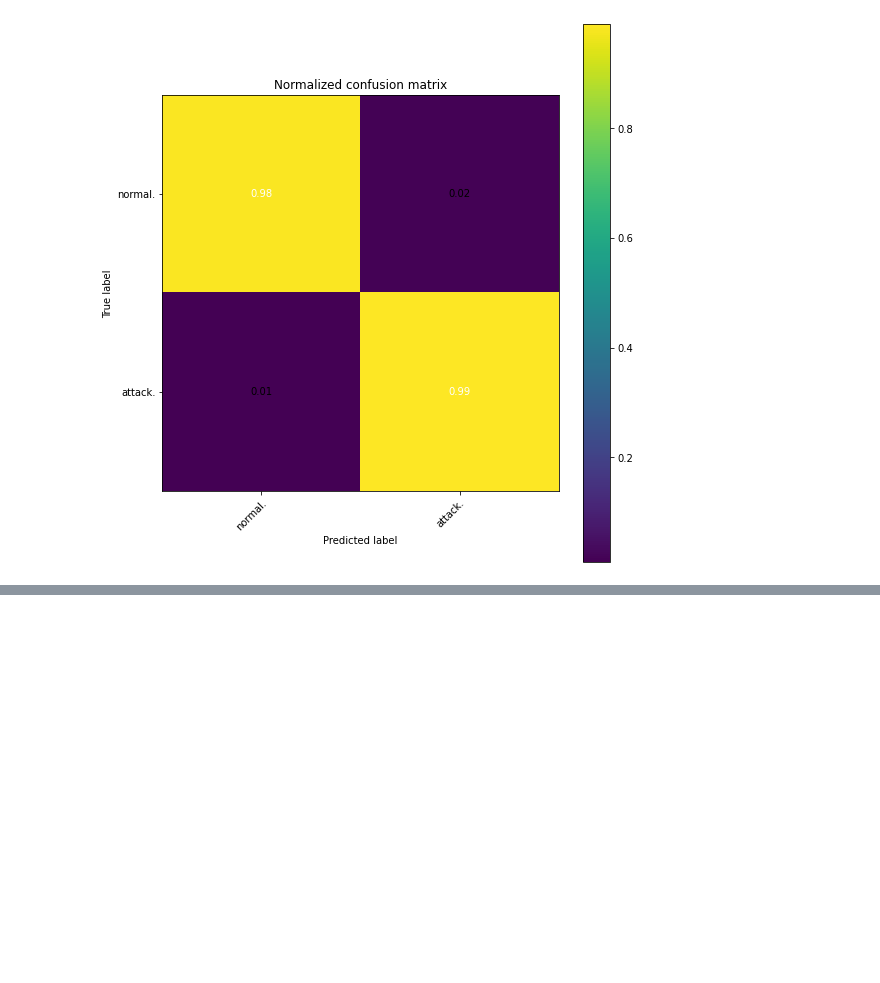
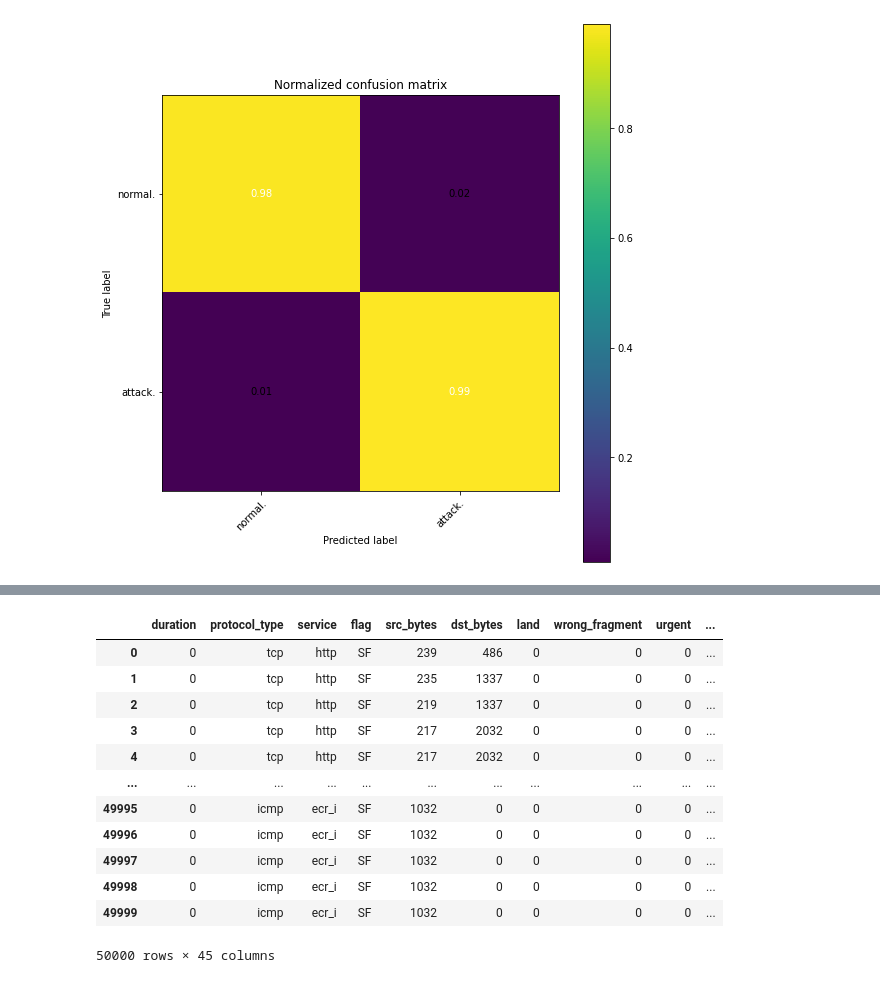
Before and after one commit to mohamed-chamrouk/projet_AIR, a Jupyter notebook: projet_AIR.ipynb, the cells around one changed output, grey strips where cells are left out. Drawn from its saved outputs; the diff is of its cells as text; code cells hidden in the pictures; blank space fills up the shorter version.

```diff
--- a/projet_AIR.ipynb
+++ b/projet_AIR.ipynb
@@ -551,0 +556,26 @@ Normalized confusion matrix
+# %%
+connection_classes = [0 if d == "normal."
+       else 1 if d == "smurf."
+       else 2 if d == "neptune."
+       else 3 if d == "back."
+       else 4
+      for d in df['label']
+      ]
+
+df['connection_classes'] = connection_classes
+
+df.head(n=50000)
+# %% [output]
+|  | duration | protocol_type | service | flag | src_bytes | dst_bytes | land | wrong_fragment | urgent | ... |
+| 0 | 0 | tcp | http | SF | 239 | 486 | 0 | 0 | 0 | ... |
+| 1 | 0 | tcp | http | SF | 235 | 1337 | 0 | 0 | 0 | ... |
+| 2 | 0 | tcp | http | SF | 219 | 1337 | 0 | 0 | 0 | ... |
+| 3 | 0 | tcp | http | SF | 217 | 2032 | 0 | 0 | 0 | ... |
+| 4 | 0 | tcp | http | SF | 217 | 2032 | 0 | 0 | 0 | ... |
+| ... | ... | ... | ... | ... | ... | ... | ... | ... | ... | ... |
+| 49995 | 0 | icmp | ecr_i | SF | 1032 | 0 | 0 | 0 | 0 | ... |
+| 49996 | 0 | icmp | ecr_i | SF | 1032 | 0 | 0 | 0 | 0 | ... |
+| 49997 | 0 | icmp | ecr_i | SF | 1032 | 0 | 0 | 0 | 0 | ... |
+| 49998 | 0 | icmp | ecr_i | SF | 1032 | 0 | 0 | 0 | 0 | ... |
+| 49999 | 0 | icmp | ecr_i | SF | 1032 | 0 | 0 | 0 | 0 | ... |
+50000 rows × 45 columns
```
Also changed, not shown: parts of 17 cells of this notebook.
